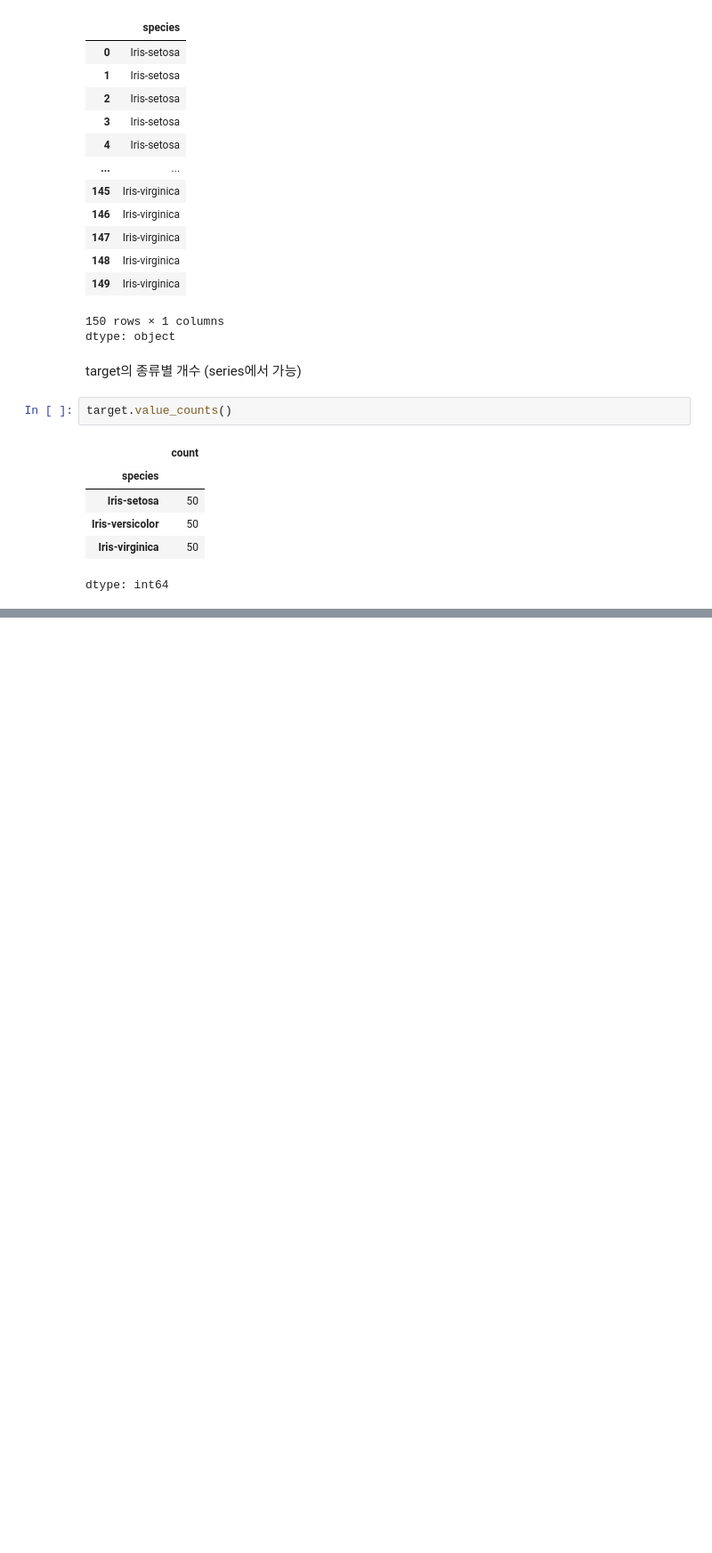
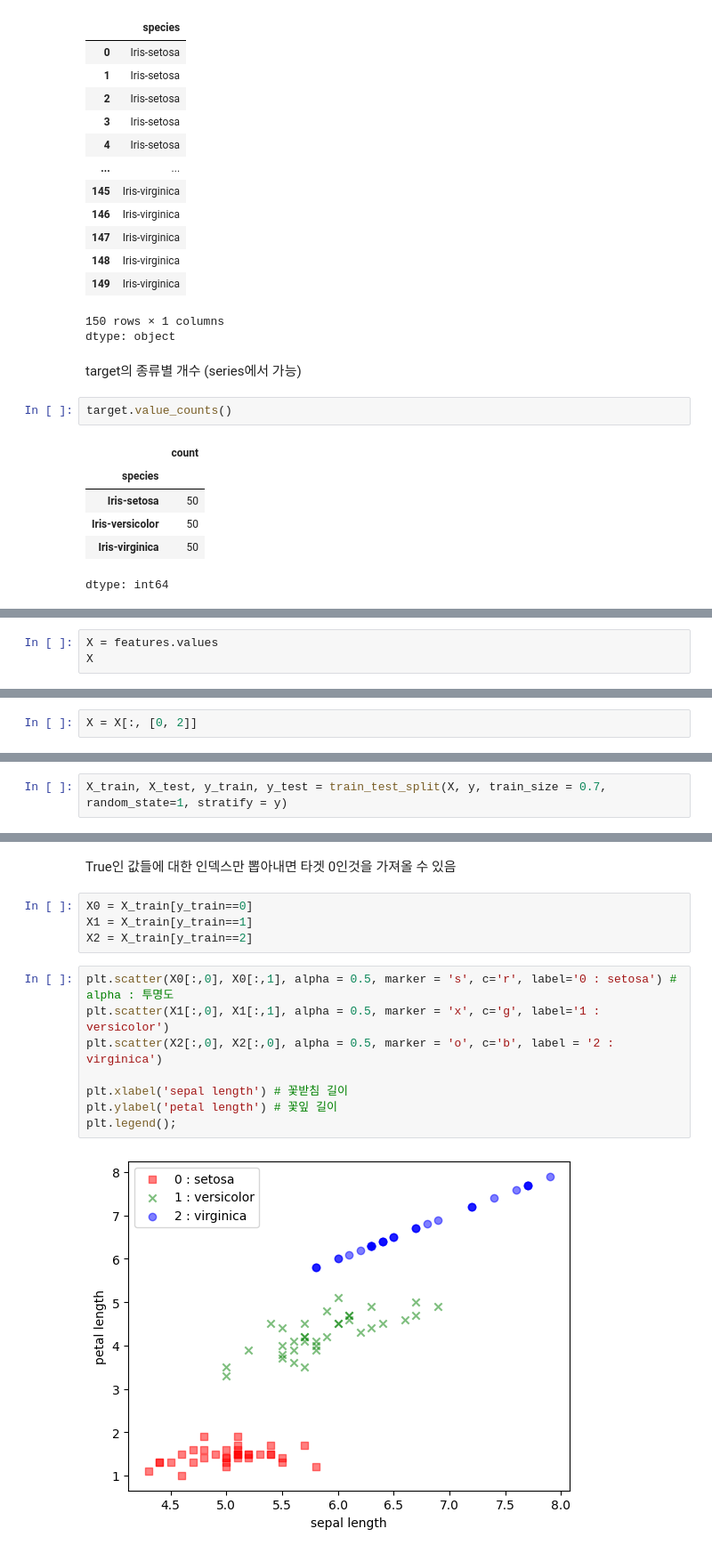
Before and after one commit to jhj1819/Machine-learning, a Jupyter notebook: iris_data.ipynb, the cells around one changed output, grey strips where cells are left out. Shown at 89% size. Saved outputs shown, nothing was run; the diff lists cells and outputs as text; blank space fills up the shorter version.

```diff
--- a/iris_data.ipynb
+++ b/iris_data.ipynb
@@ -79,0 +106,3 @@ dtype: int64
+# %%
+X = features.values
+X
@@ -79,0 +137,2 @@ dtype: int64
+# %%
+X = X[:, [0, 2]]
@@ -79,0 +179,2 @@ dtype: int64
+# %%
+X_train, X_test, y_train, y_test = train_test_split(X, y, train_size = 0.7, random_state=1, stratify = y)
@@ -79,0 +208,16 @@ dtype: int64
+# %% [markdown]
+True인 값들에 대한 인덱스만 뽑아내면 타겟 0인것을 가져올 수 있음
+# %%
+X0 = X_train[y_train==0]
+X1 = X_train[y_train==1]
+X2 = X_train[y_train==2]
+# %%
+plt.scatter(X0[:,0], X0[:,1], alpha = 0.5, marker = 's', c='r', label='0 : setosa') # alpha : 투명도
+plt.scatter(X1[:,0], X1[:,1], alpha = 0.5, marker = 'x', c='g', label='1 : versicolor')
+plt.scatter(X2[:,0], X2[:,0], alpha = 0.5, marker = 'o', c='b', label = '2 : virginica')
+
+plt.xlabel('sepal length') # 꽃받침 길이
+plt.ylabel('petal length') # 꽃잎 길이
+plt.legend();
+# %% [output]
+[figure, added]
```
Also changed, not shown: parts of 63 cells of this notebook.
